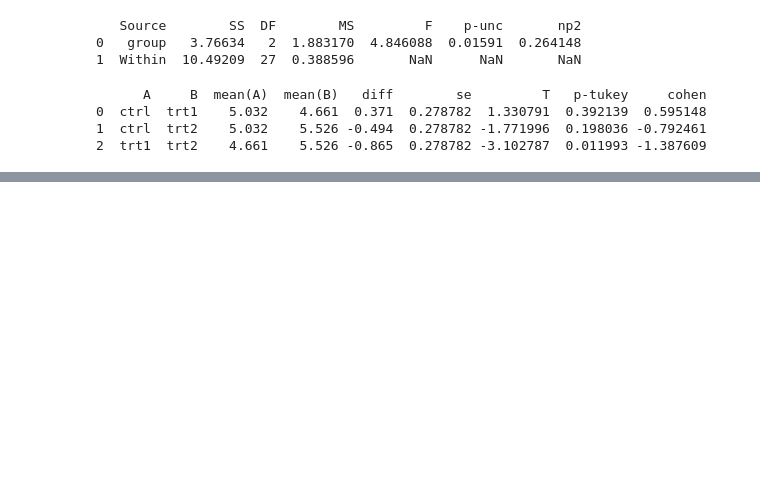
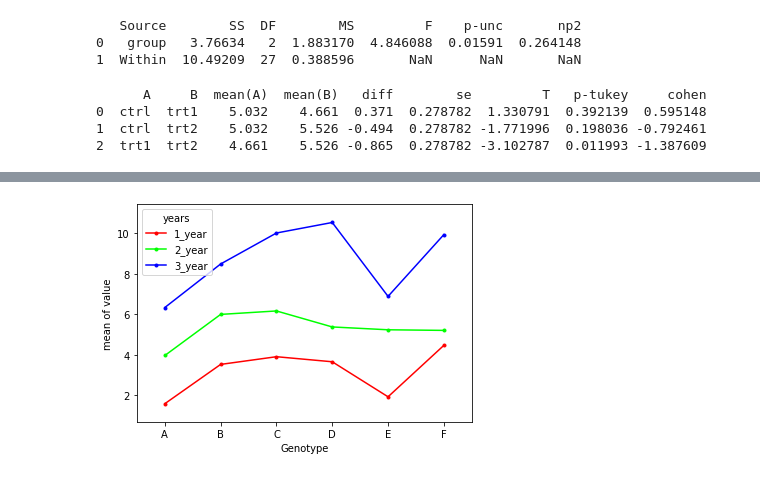
Before and after one commit to zhanyyy7/inf2178h-w22-exp-design-datascience, a Jupyter notebook: notebooks/inclass.ipynb, the cells around one changed output, grey strips where cells are left out. Saved outputs shown, nothing was run; the diff lists cells and outputs as text; code cells hidden in the pictures; blank space fills up the shorter version.

```diff
--- a/notebooks/inclass.ipynb
+++ b/notebooks/inclass.ipynb
@@ -123,0 +184,7 @@ print(pt)
+# %%
+#interaction plot
+fig = interaction_plot(x=d_melt['Genotype'], trace=d_melt['years'], response=d_melt['value'])
+
+plt.show()
+# %% [output]
+[figure, added]
```
Also changed, not shown: parts of 11 cells of this notebook, 4 other files.
